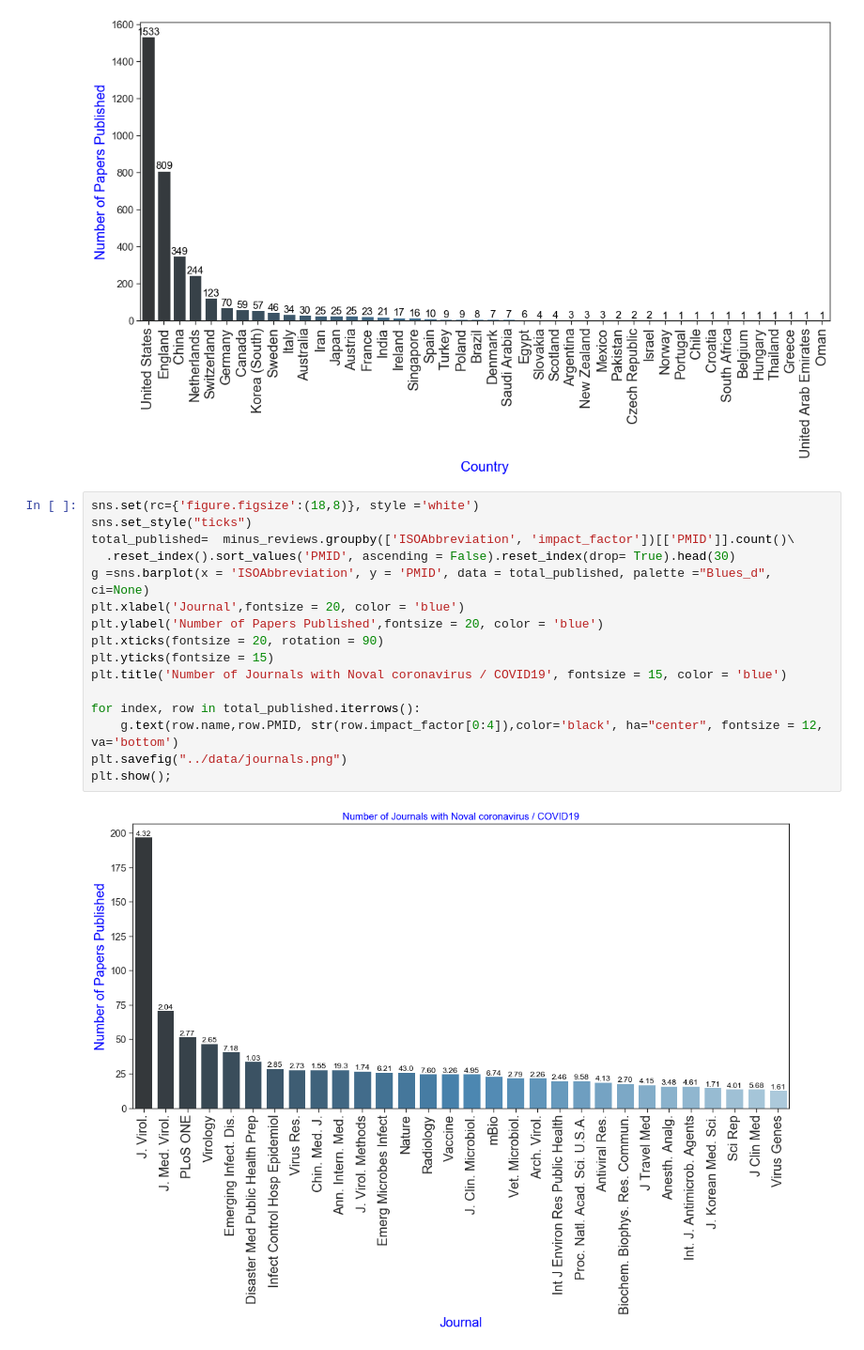
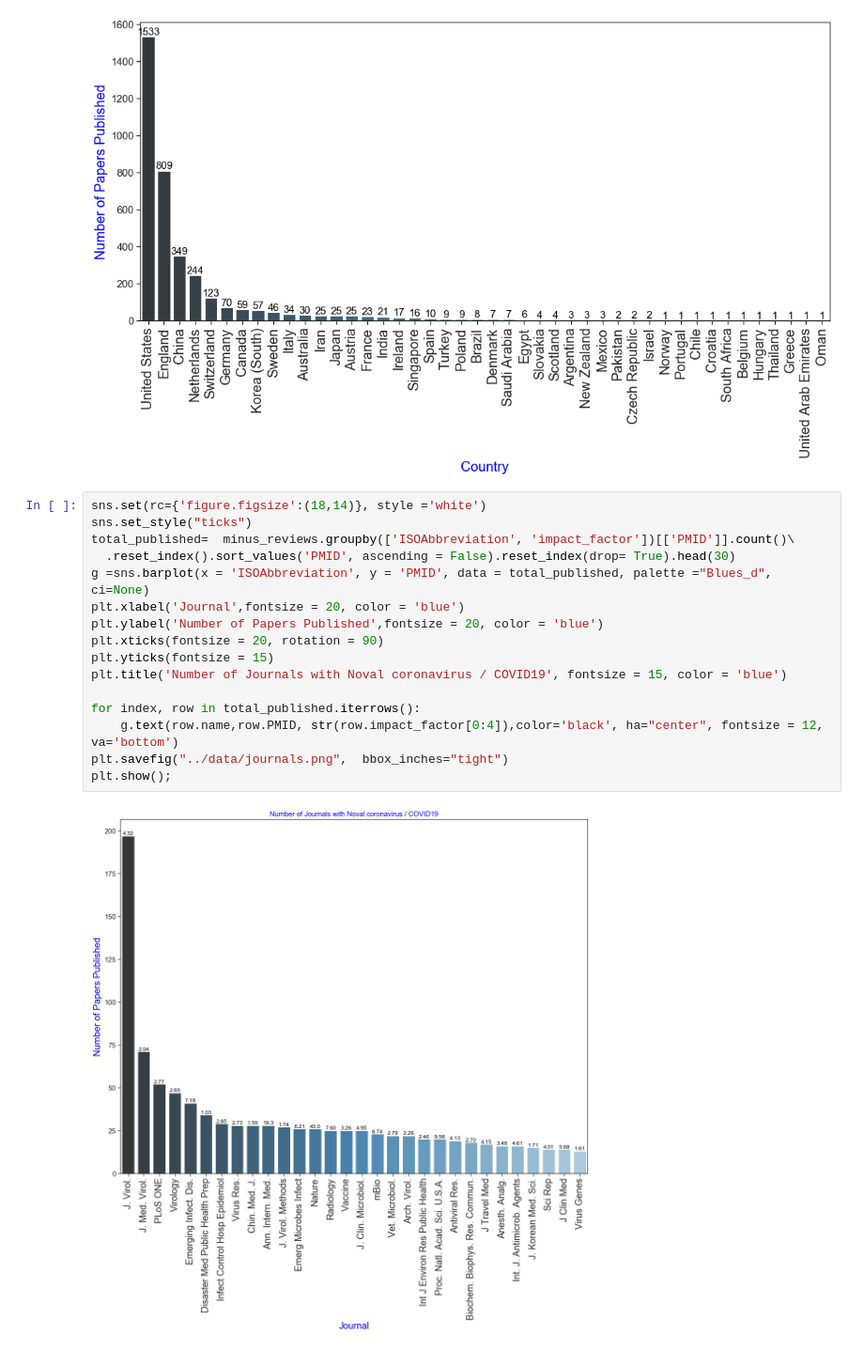
Before and after one commit to htanjore/covid19_pubmed, a Jupyter notebook: notebooks/covid19.ipynb, the cells around one changed output. Shown at 94% size. Drawn from its saved outputs; the diff is of its cells as text.

```diff
--- a/notebooks/covid19.ipynb
+++ b/notebooks/covid19.ipynb
@@ -145,23 +145,23 @@ for index, row in num_published_country.iterrows():
 # %% [output]
 [figure]
 # %%
-sns.set(rc={'figure.figsize':(18,8)}, style ='white')
+sns.set(rc={'figure.figsize':(18,14)}, style ='white')
 sns.set_style("ticks")
 total_published=  minus_reviews.groupby(['ISOAbbreviation', 'impact_factor'])[['PMID']].count()\
   .reset_index().sort_values('PMID', ascending = False).reset_index(drop= True).head(30)
 g =sns.barplot(x = 'ISOAbbreviation', y = 'PMID', data = total_published, palette ="Blues_d", ci=None)
 plt.xlabel('Journal',fontsize = 20, color = 'blue')
 plt.ylabel('Number of Papers Published',fontsize = 20, color = 'blue')
 plt.xticks(fontsize = 20, rotation = 90)
 plt.yticks(fontsize = 15)
 plt.title('Number of Journals with Noval coronavirus / COVID19', fontsize = 15, color = 'blue')
 
 for index, row in total_published.iterrows():
     g.text(row.name,row.PMID, str(row.impact_factor[0:4]),color='black', ha="center", fontsize = 12, va='bottom')
-plt.savefig("../data/journals.png")
+plt.savefig("../data/journals.png",  bbox_inches="tight")
 plt.show();
 # %% [output]
-[figure, old version]
+[figure, new version]
 # %%
 sns.set(rc={'figure.figsize':(18,8)}, style ='white')
 sns.set_style("ticks")
```
Also changed, not shown: parts of 2 cells of this notebook, 2 other files.
